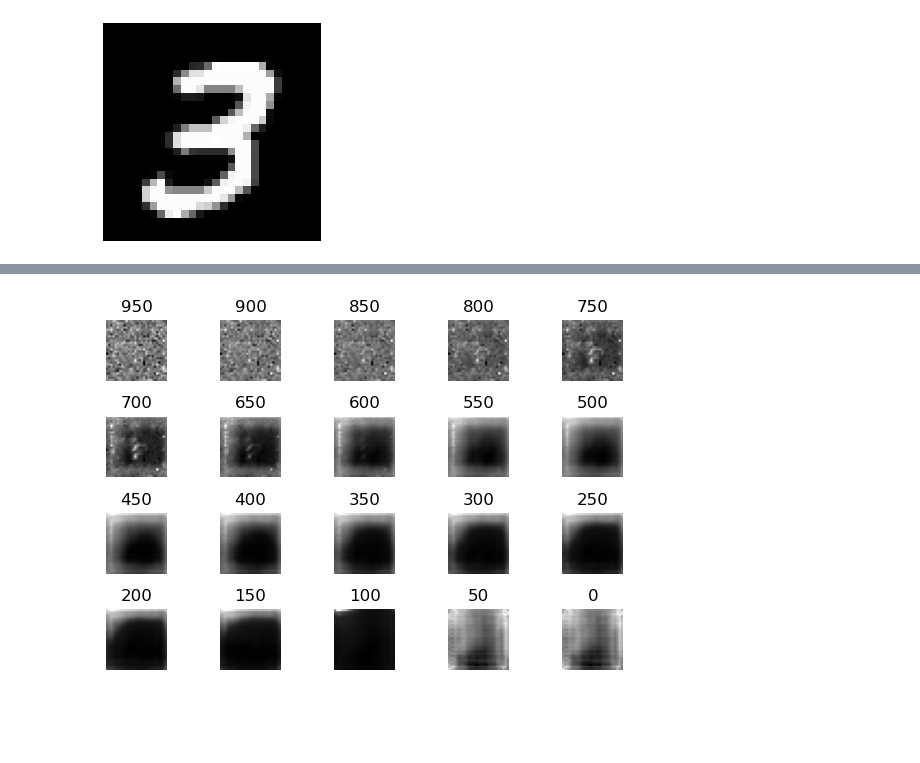
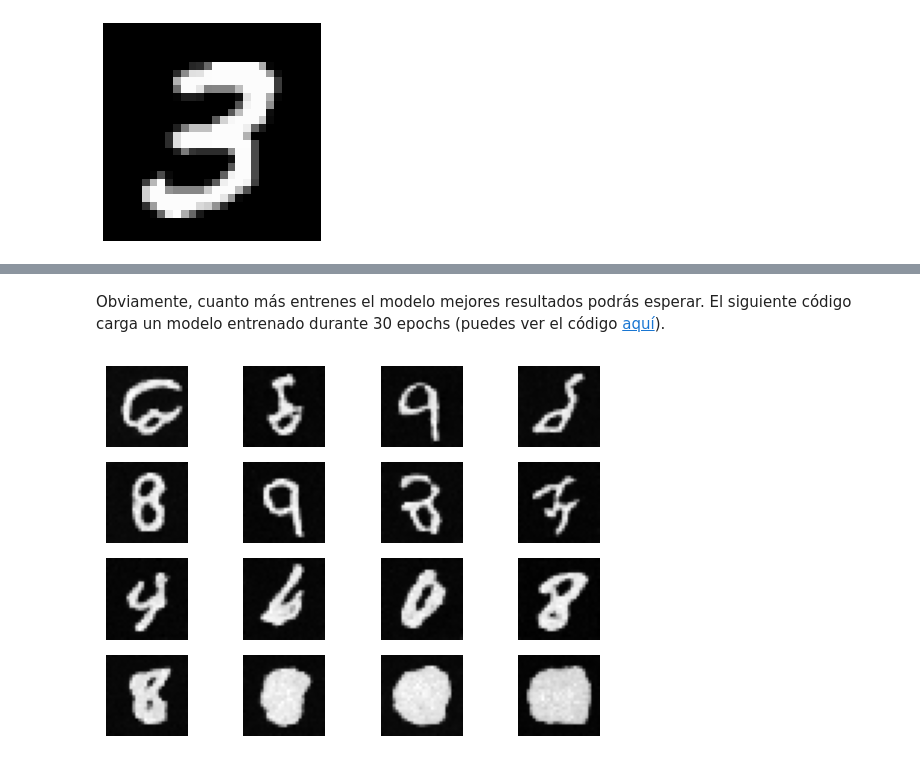
Before and after one commit to juansensio/blog, a Jupyter notebook: 112_sd_scratch_1/112_sd_scratch_1.ipynb, the cells around one changed output, grey strips where cells are left out. Saved outputs shown, nothing was run; the diff lists cells and outputs as text; code cells hidden in the pictures; blank space fills up the shorter version.

```diff
--- a/112_sd_scratch_1/112_sd_scratch_1.ipynb
+++ b/112_sd_scratch_1/112_sd_scratch_1.ipynb
@@ -247,27 +248,22 @@ plt.show()
 # %%
 import tqdm
 
-EPOCHS = 3000
-BATCH_SIZE = 1
+EPOCHS = 1000
+BATCH_SIZE = 64
 
 ds = Dataset(X[y == 3]) # usamos solo los 3s
-# dl = torch.utils.data.DataLoader(ds, batch_size=BATCH_SIZE, shuffle=True, num_workers=8, pin_memory=True)
 dl = torch.utils.data.DataLoader(ds, batch_size=BATCH_SIZE, shuffle=False)
 model = DiffusionModel().cuda()
 optimizer = torch.optim.Adam(model.parameters(), lr=1e-3)
 
 model.train()
 pb = tqdm.tqdm(range(1, EPOCHS+1))
-# for epoch in range(1, EPOCHS+1):
 for epoch in pb:
 	losses = []
-	# pb = tqdm.tqdm(dl)
-	# for im, noise, t in pb:
 	for im, noise, t in dl:
-		im, noise, t = im.cuda(), noise.cuda(), t.cuda()
+		im, noise, t = im.cuda(), noise.cuda(), t.cuda().squeeze(-1)
 		output = model(im, t)
 		loss = torch.nn.functional.mse_loss(output, noise)
-		# loss = torch.nn.functional.l1_loss(output, noise)
 		loss.backward()
 		optimizer.step()
 		optimizer.zero_grad()
@@ -341,7 +322,7 @@ for epoch in range(1, EPOCHS+1):
 	losses = []
 	pb = tqdm.tqdm(dl)
 	for im, noise, t in pb:
-		im, noise, t = im.cuda(), noise.cuda(), t.cuda()
+		im, noise, t = im.cuda(), noise.cuda(), t.cuda().squeeze(-1)
 		output = model(im, t)
 		loss = torch.nn.functional.mse_loss(output, noise)
 		loss.backward()
@@ -352,24 +337,27 @@ for epoch in range(1, EPOCHS+1):
+# %% [markdown]
+Obviamente, cuanto más entrenes el modelo mejores resultados podrás esperar. El siguiente código carga un modelo entrenado durante 30 epochs (puedes ver el código [aquí](https://github.com/juansensio/blog/blob/master/112_sd_scratch_1/train.py)).
+# %%
+model = DiffusionModel()
+model.load_state_dict(torch.load("model_6.ckpt"))
+model.cuda();
 # %%
-ITS = 1000
-C = 0.01
-
 model.eval()
-input = torch.randn(1, 1, 28, 28).cuda()
-r, c = 4, 5
+x = torch.randn(1, 1, 28, 28).cuda()
+r, c = 4, 4
 fig = plt.figure(dpi=100)
-i = 0
-for t in reversed(range(ITS)):
-	with torch.no_grad():
-		output = model(input, torch.tensor([[t]]).cuda())
-	input = input - output * C
-	# input = 1. / torch.sqrt(alphas[t]) * (input - output * ((1 - alphas[t])/(torch.sqrt(1 - alphas[t]))))
-	if t % 50 == 0:
-		i += 1
-		ax = plt.subplot(r, c, i)
-		ax.imshow(input[0][0].cpu().numpy(), cmap='gray')
-		ax.axis("off")
-		ax.set_title(t)
+for i in range(r*c):
+	for t in reversed(range(ds.T)):
+		with torch.no_grad():
+			output = model(x, torch.tensor([t]).cuda())
+		if t > 0:
+			noise = torch.randn_like(x)
+		else:
+			noise = torch.zeros_like(x)
+		x = 1. / torch.sqrt(ds.alphas[t]) * (x - ((1. - ds.alphas[t])/(torch.sqrt(1. - ds.alphas_hat[t]))) * output) + noise * torch.sqrt(ds.betas[t])
+	ax = plt.subplot(r, c, i + 1)
+	ax.imshow(x[0][0].cpu().numpy(), cmap='gray')
+	ax.axis("off")
 plt.tight_layout()
 plt.show()
 # %% [output]
-[figure, old version]
+[figure, new version]
```
Also changed, not shown: parts of 32 cells of this notebook, 1 other file.
